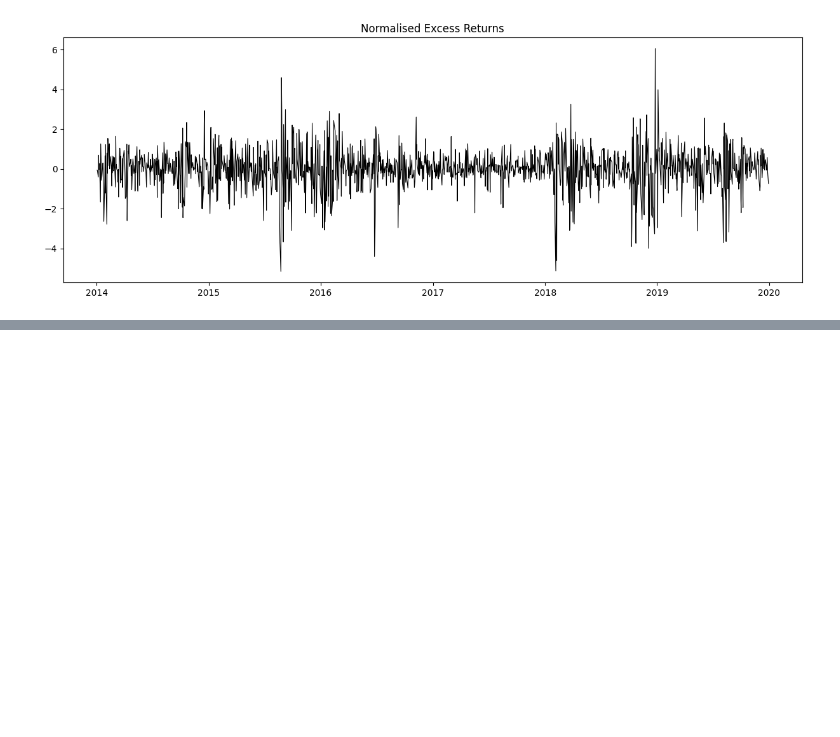
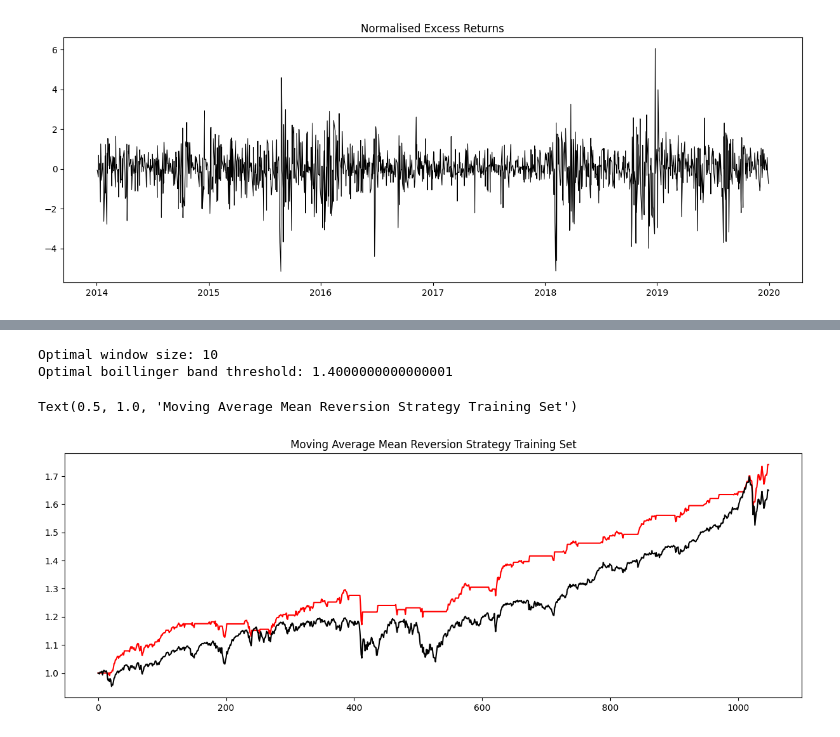
Before and after one commit to maxnorman569/comp0051_algorithmic_trading, a Jupyter notebook: coursework-two/ma_mean_reversion_stategy.ipynb, the cells around one changed output, grey strips where cells are left out. Saved outputs shown, nothing was run; the diff lists cells and outputs as text; code cells hidden in the pictures; blank space fills up the shorter version.

Commit message:
completed ma mean reversion strategy

```diff
--- a/coursework-two/ma_mean_reversion_stategy.ipynb
+++ b/coursework-two/ma_mean_reversion_stategy.ipynb
@@ -49,0 +75,11 @@ plt.plot(df['normalised_excess_returns'], color = 'black', lw = 0.8)
+# %%
+# do a cross validation sweep to find optimal parameters
+window_size_sweep = np.arange(5, 55, 5)
+boillinger_band_threshold_sweep = np.arange(0, 2.2, 0.2)
+
+window_star, threshold_star = cross_validation(
+    normalised_daily_excess_returns = r_train,
+    price_series = p_train,
+    window_size_sweep = window_size_sweep,
+    boillinger_band_threshold_sweep = boillinger_band_threshold_sweep,
+    initial_cash =  1.,)
@@ -49,0 +104,31 @@ plt.plot(df['normalised_excess_returns'], color = 'black', lw = 0.8)
+# %%
+# print optimal hyperparameters
+print(f"Optimal window size: {window_star}")
+print(f"Optimal boillinger band threshold: {threshold_star}")
+# %% [output]
+Optimal window size: 10
+Optimal boillinger band threshold: 1.4000000000000001
+# %%
+# perform trading strategy on trianing set
+mr_train_returns, mr_rain_w, mr_train_cash = moving_average_mean_reversion_strategy(
+                                normalised_daily_excess_returns = r_train,
+                                price_series = p_train,
+                                window_size = window_star,
+                                boillinger_band_threshold = threshold_star,
+                                initial_cash = 1.)
+
+# perform trading strategy on test set
+mr_test_returns, mr_w_test, mr_cash_test = moving_average_mean_reversion_strategy(
+                                normalised_daily_excess_returns = r_test,
+                                price_series = p_test,
+                                window_size = window_star,
+                                boillinger_band_threshold = threshold_star,
+                                initial_cash = 1.)
+# %%
+# plot strategy on training set
+plt.plot(mr_train_returns, color = 'red')
+plt.plot(p_train / p_train[0], color = 'black')
+plt.title('Moving Average Mean Reversion Strategy Training Set')
+# %% [output]
+Text(0.5, 1.0, 'Moving Average Mean Reversion Strategy Training Set')
+[figure, added]
```
Also changed, not shown: parts of 9 cells of this notebook, 2 other files.
